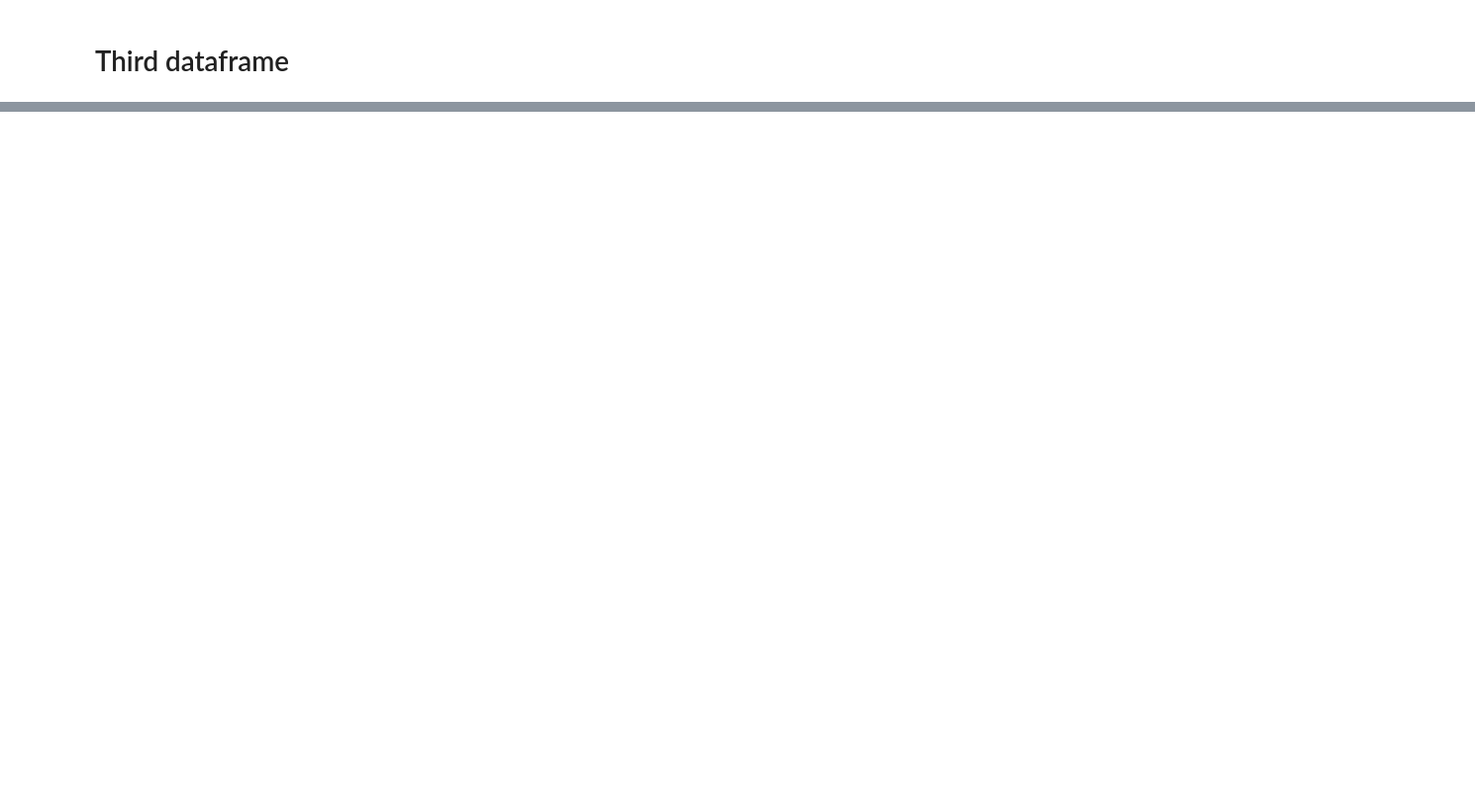
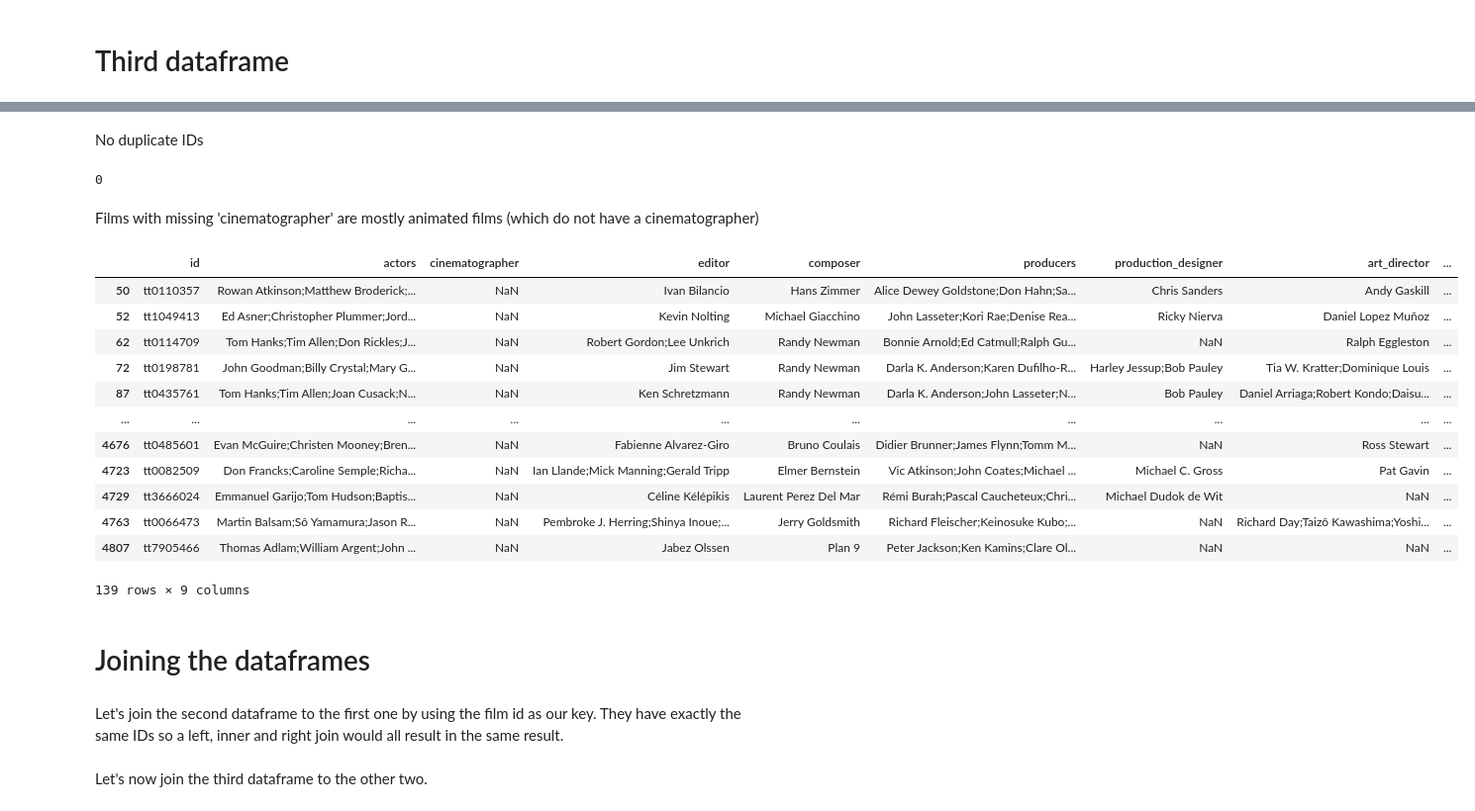
Before and after one commit to JacopoMalatesta/imdb_most_popular_films, a Jupyter notebook: scripts/02 - EDA and data cleaning.ipynb, the cells around one changed output, grey strips where cells are left out. Shown at 99% size. Drawn from its saved outputs; the diff is of its cells as text; code cells hidden in the pictures; blank space fills up the shorter version.

```diff
--- a/scripts/02 - EDA and data cleaning.ipynb
+++ b/scripts/02 - EDA and data cleaning.ipynb
@@ -379,0 +319,28 @@ df2[df2["id"].isin(missing_user_review_ids)]
+# %% [markdown]
+No duplicate IDs
+# %%
+df['id'].duplicated().sum()
+# %% [output]
+0
+# %% [markdown]
+Films with missing 'cinematographer' are mostly animated films (which do not have a cinematographer)
+# %%
+df3[df3['cinematographer'].isnull()]
+# %% [output]
+|  | id | actors | cinematographer | editor | composer | producers | production_designer | art_director | ... |
+| 50 | tt0110357 | Rowan Atkinson;Matthew Broderick;... | NaN | Ivan Bilancio | Hans Zimmer | Alice Dewey Goldstone;Don Hahn;Sa... | Chris Sanders | Andy Gaskill | ... |
+| 52 | tt1049413 | Ed Asner;Christopher Plummer;Jord... | NaN | Kevin Nolting | Michael Giacchino | John Lasseter;Kori Rae;Denise Rea... | Ricky Nierva | Daniel Lopez Muñoz | ... |
+| 62 | tt0114709 | Tom Hanks;Tim Allen;Don Rickles;J... | NaN | Robert Gordon;Lee Unkrich | Randy Newman | Bonnie Arnold;Ed Catmull;Ralph Gu... | NaN | Ralph Eggleston | ... |
+| 72 | tt0198781 | John Goodman;Billy Crystal;Mary G... | NaN | Jim Stewart | Randy Newman | Darla K. Anderson;Karen Dufilho-R... | Harley Jessup;Bob Pauley | Tia W. Kratter;Dominique Louis | ... |
+| 87 | tt0435761 | Tom Hanks;Tim Allen;Joan Cusack;N... | NaN | Ken Schretzmann | Randy Newman | Darla K. Anderson;John Lasseter;N... | Bob Pauley | Daniel Arriaga;Robert Kondo;Daisu... | ... |
+| ... | ... | ... | ... | ... | ... | ... | ... | ... | ... |
+| 4676 | tt0485601 | Evan McGuire;Christen Mooney;Bren... | NaN | Fabienne Alvarez-Giro | Bruno Coulais | Didier Brunner;James Flynn;Tomm M... | NaN | Ross Stewart | ... |
+| 4723 | tt0082509 | Don Francks;Caroline Semple;Richa... | NaN | Ian Llande;Mick Manning;Gerald Tripp | Elmer Bernstein | Vic Atkinson;John Coates;Michael ... | Michael C. Gross | Pat Gavin | ... |
+| 4729 | tt3666024 | Emmanuel Garijo;Tom Hudson;Baptis... | NaN | Céline Kélépikis | Laurent Perez Del Mar | Rémi Burah;Pascal Caucheteux;Chri... | Michael Dudok de Wit | NaN | ... |
+| 4763 | tt0066473 | Martin Balsam;Sô Yamamura;Jason R... | NaN | Pembroke J. Herring;Shinya Inoue;... | Jerry Goldsmith | Richard Fleischer;Keinosuke Kubo;... | NaN | Richard Day;Taizô Kawashima;Yoshi... | ... |
+| 4807 | tt7905466 | Thomas Adlam;William Argent;John ... | NaN | Jabez Olssen | Plan 9 | Peter Jackson;Ken Kamins;Clare Ol... | NaN | NaN | ... |
+139 rows × 9 columns
+# %% [markdown]
+# Joining the dataframes
+# %% [markdown]
+Let's join the second dataframe to the first one by using the film id as our key. They have exactly the same IDs so a left, inner and right join would all result in the same result.
@@ -379,0 +349,2 @@ df2[df2["id"].isin(missing_user_review_ids)]
+# %% [markdown]
+Let's now join the third dataframe to the other two.
```
Also changed, not shown: parts of 57 cells of this notebook, 1 other file.
